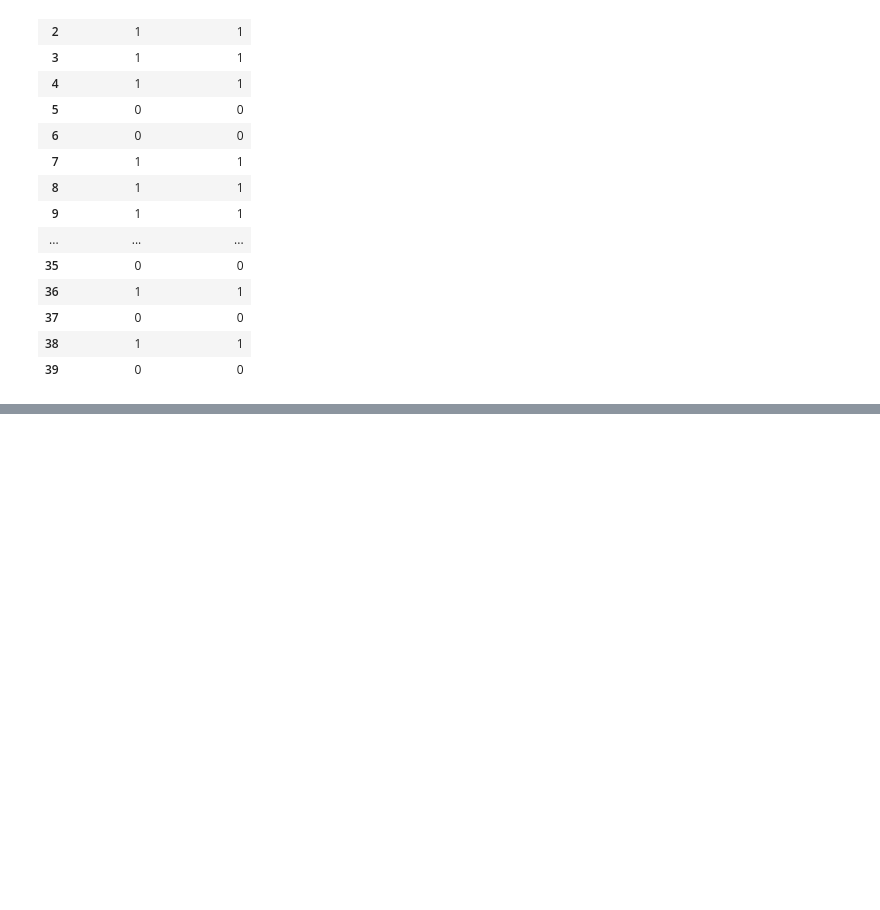
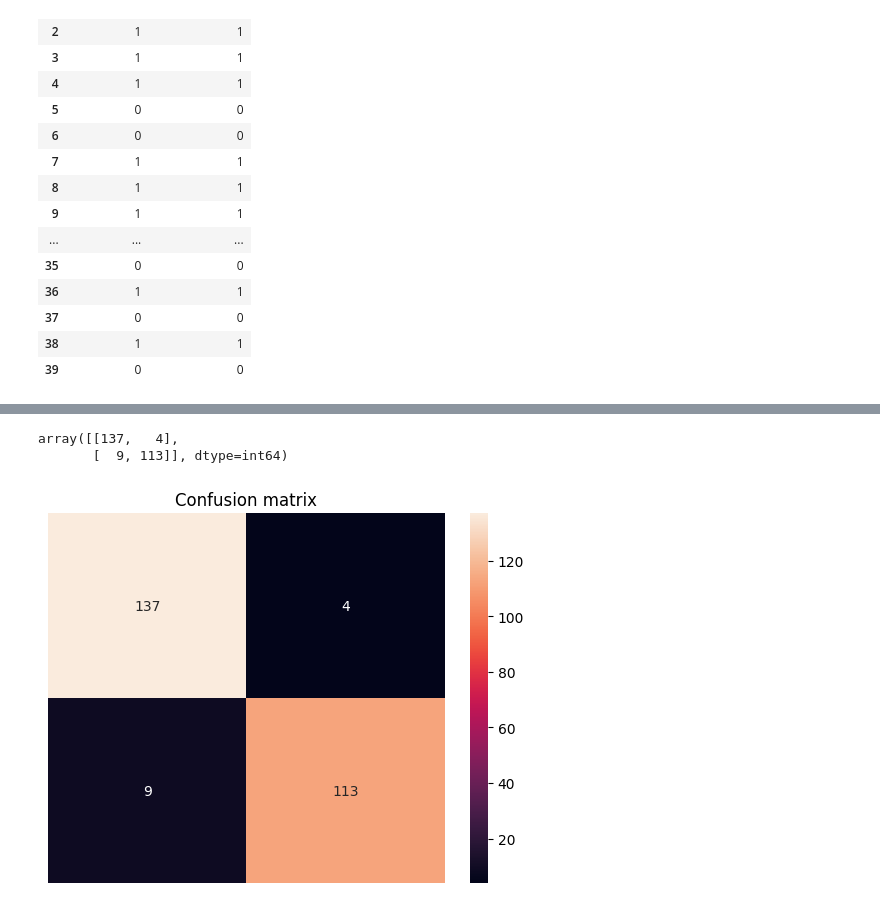
Before and after one commit to upflairs-pvt-ltd/3rd_july_datascience, a Jupyter notebook: email_classification/email.ipynb, the cells around one changed output, grey strips where cells are left out. Cells and saved outputs as stored; diff of their text form; code cells hidden in the pictures; blank space fills up the shorter version.

```diff
--- a/email_classification/email.ipynb
+++ b/email_classification/email.ipynb
@@ -402,4 +402,5 @@ evaluation_df.head(40)
 | 38 | 1 | 1 |
 | 39 | 0 | 0 |
 # %%
-evaluation_df['actual_class'].map({'spam':1,'ham':0})
+evaluation_df['actual_class'] = evaluation_df['actual_class'].map({1:'spam',0:'ham'})
+evaluation_df['predicted_class'] = evaluation_df['predicted_class'].map({1:'spam',0:'ham'})
@@ -418,0 +429,6 @@ Name: actual_class, Length: 263, dtype: float64
+# %%
+matrix = confusion_matrix(evaluation_df['actual_class'],evaluation_df['predicted_class'])
+matrix
+# %% [output]
+array([[137,   4],
+       [  9, 113]], dtype=int64)
@@ -418,0 +438,7 @@ Name: actual_class, Length: 263, dtype: float64
+# %%
+sns.heatmap(matrix,annot=True,fmt='d')
+plt.title('Confusion matrix')
+plt.axis('off')
+plt.show()
+# %% [output]
+[figure, added]
```
Also changed, not shown: parts of 6 cells of this notebook, 5 other files.
